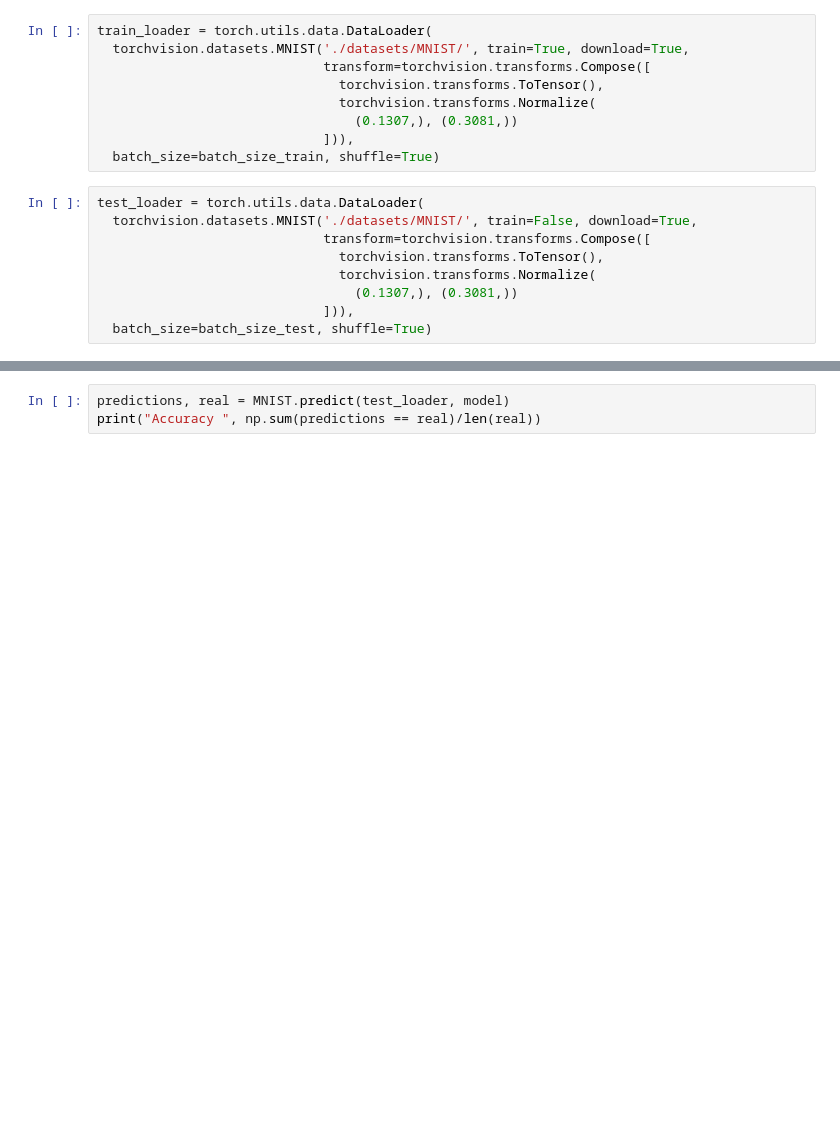
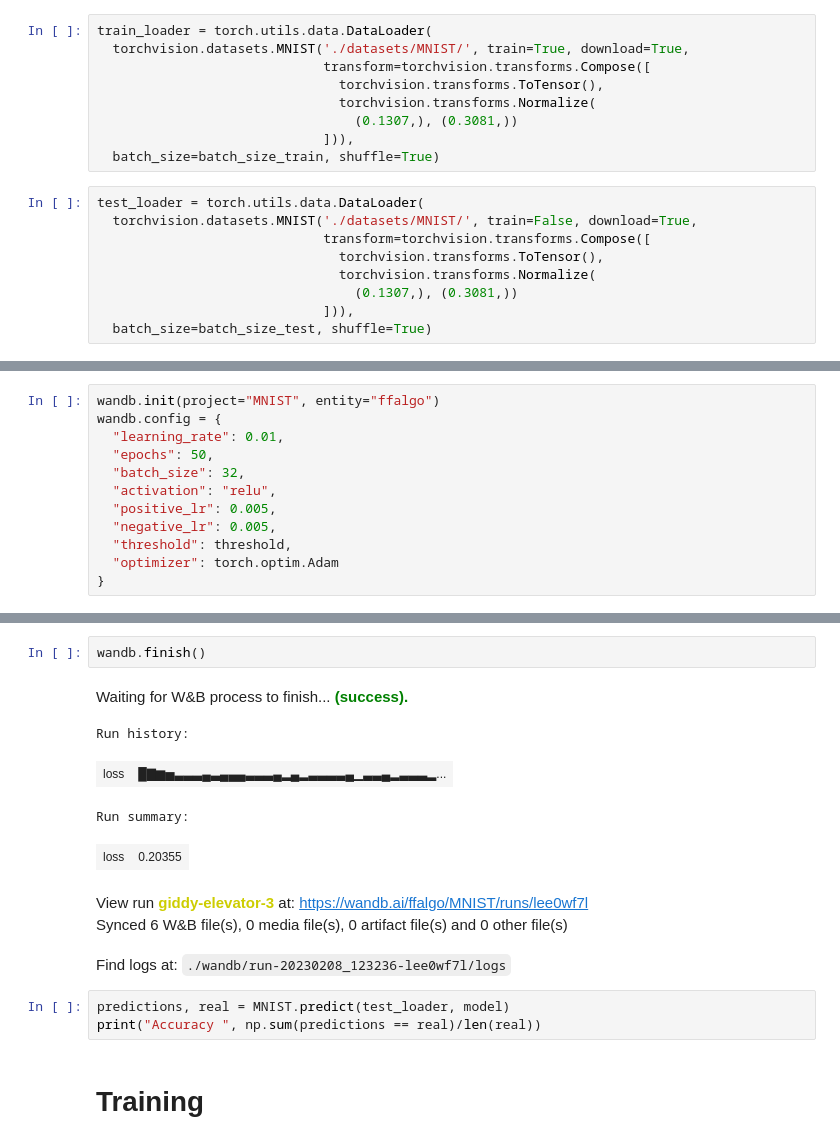
Before and after one commit to mirceatlx/FF, a Jupyter notebook: mnist.ipynb, the cells around one changed output, grey strips where cells are left out. Drawn from its saved outputs; the diff is of its cells as text; blank space fills up the shorter version.

Commit message:
train MNIST

```diff
--- a/mnist.ipynb
+++ b/mnist.ipynb
@@ -36,0 +42,12 @@ model.add_layer(FFLayer(nn.Linear(500, 500), optimizer=torch.optim.Adam, epochs=
+# %%
+wandb.init(project="MNIST", entity="ffalgo")
+wandb.config = {
+  "learning_rate": 0.01,
+  "epochs": 50,
+  "batch_size": 32,
+  "activation": "relu",
+  "positive_lr": 0.005,
+  "negative_lr": 0.005,
+  "threshold": threshold,
+  "optimizer": torch.optim.Adam
+}
@@ -52,3 +94,16 @@ for i, (x, y) in enumerate(train_loader):
+# %%
+wandb.finish()
+# %% [output]
+Waiting for W&B process to finish... (success).
+Run history:
+| loss | █▇▆▅▃▃▃▄▃▄▄▄▃▃▃▄▂▄▂▃▃▃▃▄▁▃▃▄▂▃▃▃▂... |
+Run summary:
+| loss | 0.20355 |
+View run giddy-elevator-3 at: https://wandb.ai/ffalgo/MNIST/runs/lee0wf7l
+Synced 6 W&B file(s), 0 media file(s), 0 artifact file(s) and 0 other file(s)
+Find logs at: ./wandb/run-20230208_123236-lee0wf7l/logs
 # %%
 predictions, real = MNIST.predict(test_loader, model)
 print("Accuracy ", np.sum(predictions == real)/len(real))
+# %% [markdown]
+# Training
```
Also changed, not shown: parts of 7 cells of this notebook, 5 other files.
